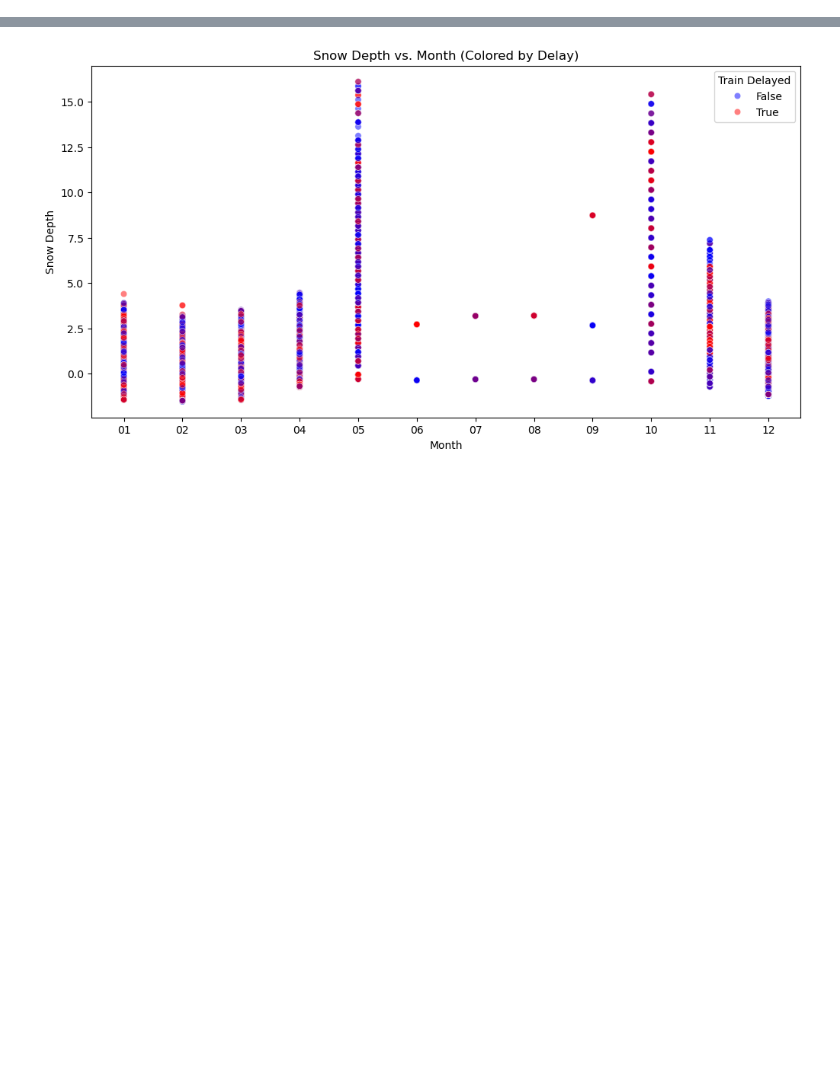
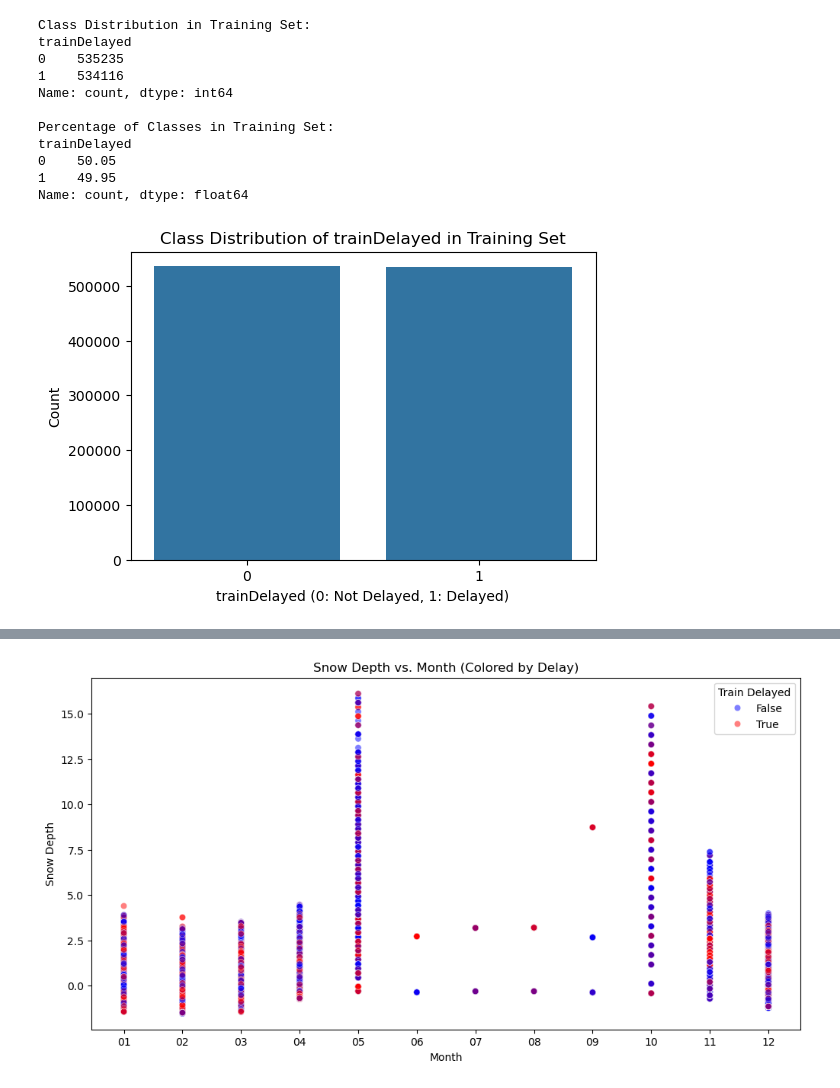
Before and after one commit to borinvini/Railway-FMI-Data_training, a Jupyter notebook: src/snow_depth_analysis.ipynb, the cells around one changed output, grey strips where cells are left out. Saved outputs shown, nothing was run; the diff lists cells and outputs as text; code cells hidden in the pictures; blank space fills up the shorter version.

```diff
--- a/src/snow_depth_analysis.ipynb
+++ b/src/snow_depth_analysis.ipynb
@@ -151,0 +200,20 @@ train_combined.tail()
+# %%
+from sklearn.impute import SimpleImputer
+
+wind_features = ['Wind speed', 'Wind direction', 'Gust speed']
+
+# Forward Fill Wind features
+train_combined[wind_features] = train_combined[wind_features].ffill()
+test_combined[wind_features] = test_combined[wind_features].ffill()
+
+# Mean imputation for Pressure
+imputer = SimpleImputer(strategy='mean')
+train_combined['Pressure (msl)'] = imputer.fit_transform(train_combined[['Pressure (msl)']])
+test_combined['Pressure (msl)'] = imputer.transform(test_combined[['Pressure (msl)']])
+
+imputer_c = SimpleImputer(strategy= 'median')
+train_combined['Cloud amount'] = imputer_c.fit_transform(train_combined[['Cloud amount']])
+test_combined['Cloud amount'] = imputer_c.transform(test_combined[['Cloud amount']])
+
+missing_info = check_missing_data_info(train_combined, p_fig=False)
+print(missing_info)
@@ -151,0 +237,27 @@ train_combined.tail()
+# %%
+# Check class distribution in Training set
+print("Class Distribution in Training Set:")
+print(train_combined['trainDelayed'].value_counts())
+print("\nPercentage of Classes in Training Set:")
+print((train_combined['trainDelayed'].value_counts() / len(train_combined) * 100).round(2))
+
+# Visualize class distribution
+plt.figure(figsize=(6, 4))
+sns.countplot(x='trainDelayed', data=train_combined)
+plt.title('Class Distribution of trainDelayed in Training Set')
+plt.xlabel('trainDelayed (0: Not Delayed, 1: Delayed)')
+plt.ylabel('Count')
+plt.show()
+# %% [output]
+Class Distribution in Training Set:
+trainDelayed
+0    535235
+1    534116
+Name: count, dtype: int64
+
+Percentage of Classes in Training Set:
+trainDelayed
+0    50.05
+1    49.95
+Name: count, dtype: float64
+[figure, added]
```
Also changed, not shown: parts of 21 cells of this notebook.
